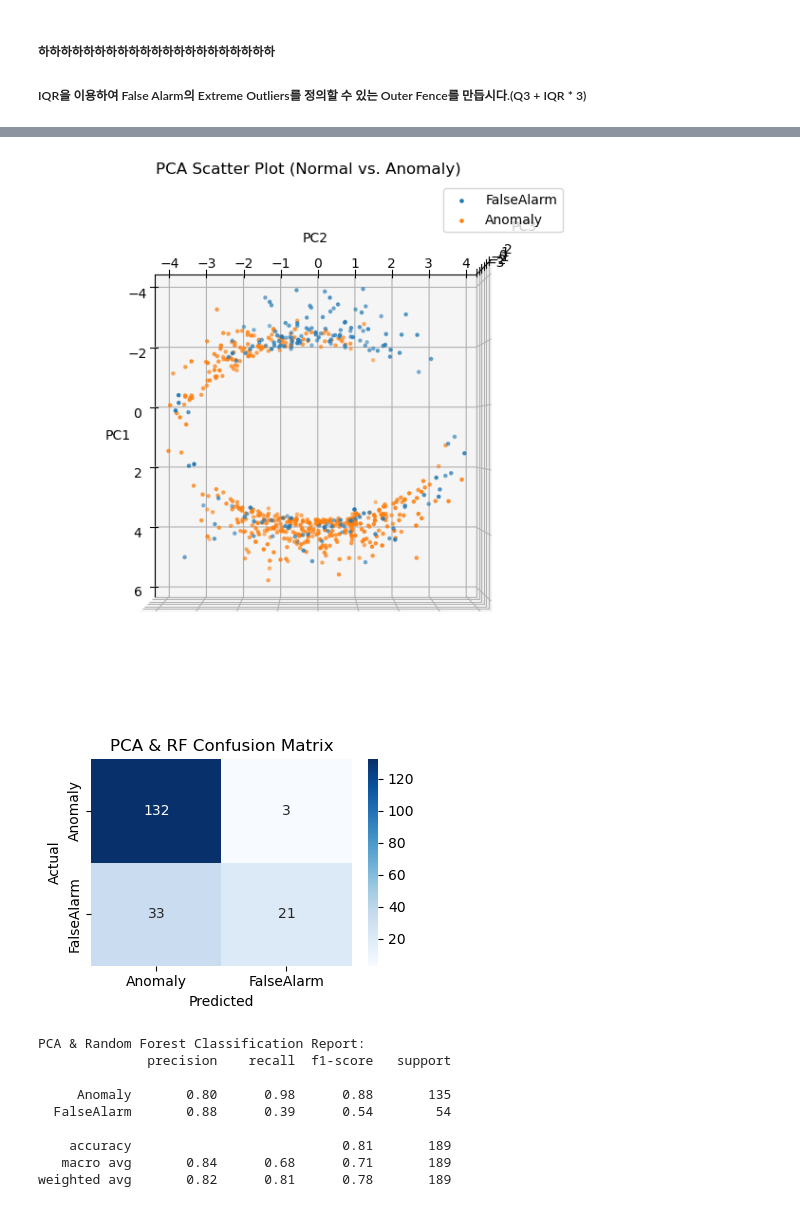
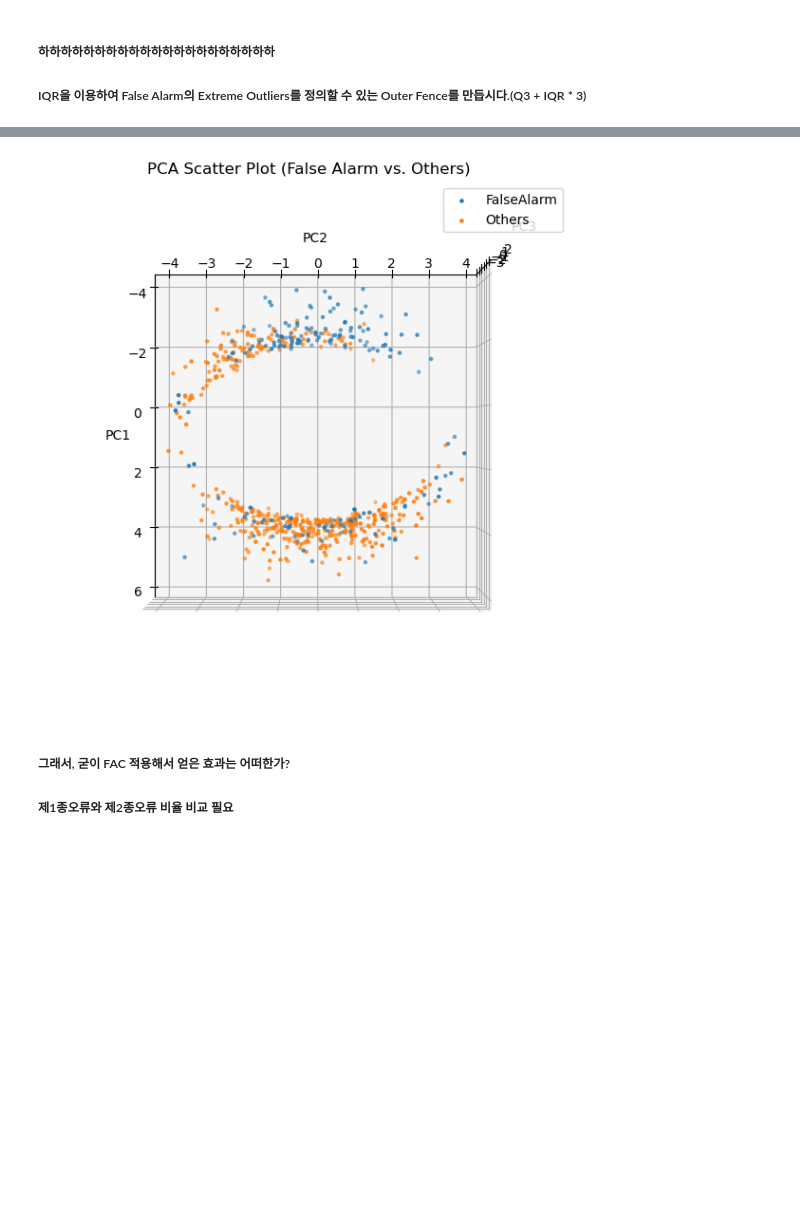
Before and after one commit to changyeon99/CapstoneDesign2, a Jupyter notebook: Oct_6th.ipynb, the cells around one changed output, grey strips where cells are left out. Cells and saved outputs as stored; diff of their text form; code cells hidden in the pictures; blank space fills up the shorter version.

```diff
--- a/Oct_6th.ipynb
+++ b/Oct_6th.ipynb
@@ -221,0 +224,16 @@ dtype: float64
+# %%
+# 극단 이상치 제거 안 함
+plt.figure(figsize=(12, 8))  # 그림 크기 설정
+
+# 각 열에 대해 이상치 제거한 박스 플롯 그리기
+for i, col in enumerate(list_independent_variables, 1):
+    plt.subplot(2, 3, i)  # 2x3 그리드에서 i번째 위치에 서브플롯 생성
+
+    sns.violinplot(x='Confusion Matrix', y=col, data=tb_data)
+    plt.title(f'{col} by Type')  # 서브플롯 제목 설정
+    plt.xlabel('Type')  # x축 레이블 설정
+    plt.ylabel(col)  # y축 레이블 설정
+    plt.xticks(rotation=45)  # x축 레이블 회전
+
+plt.tight_layout()  # 레이아웃 조정
+plt.show()
@@ -394,7 +328,7 @@ print(f'control limit: {control_limit}')
 type_not_normal['Mahalanobis Distance'] = type_not_normal.apply(mahalanobis_distance, axis = 1)
 
 type_normal.loc[type_normal['Mahalanobis Distance'] >= control_limit, 'Confusion Matrix'] = 'FalseAlarm' # 'Normal' = TrueNegative
-type_not_normal.loc[type_not_normal['Mahalanobis Distance'] <= control_limit, 'Confusion Matrix'] = 'Type2Error' # 'Anomaly' = TruePositive
+type_not_normal.loc[type_not_normal['Mahalanobis Distance'] < control_limit, 'Confusion Matrix'] = 'Type2Error' # 'Anomaly' = TruePositive
 
 tb_data = pd.concat([type_normal, type_not_normal], axis = 0)
 
@@ -491,5 +424,5 @@ dtype: float64
 # %%
-AEandAnomaly = tb_data[(tb_data['Confusion Matrix'] == 'FalseAlarm') | (tb_data['Confusion Matrix'] == 'Anomaly')]
+AEandAnomaly = tb_data[(tb_data['Confusion Matrix'] == 'FalseAlarm') | (tb_data['Confusion Matrix'] == 'Others')]
 AEandAnomaly = AEandAnomaly.reset_index(drop = True) # False는 기존 인덱스를 새로운 열로 추가
 AEandAnomaly
 # %% [output]
@@ -679,56 +612,51 @@ for t in pca_fata['Confusion Matrix'].unique().tolist():
     ax.scatter(pc1[mask], pc2[mask], pc3[mask], label = t, marker = '.')
 
 ax.set_xlabel('PC1')
 ax.set_ylabel('PC2')
 ax.set_zlabel('PC3')
 
 azimuth_angle = 0
 elevation_angle = 90
 ax.view_init(elev=elevation_angle, azim=azimuth_angle)
 
 plt.legend()
-plt.title('PCA Scatter Plot (Normal vs. Anomaly)')
+plt.title('PCA Scatter Plot (False Alarm vs. Others)')
 plt.tight_layout()
 plt.show()
 
 X = pca_fata[list_pca_ta_cols]
 y = pca_fata['Confusion Matrix']
 
 X_train, X_test, y_train, y_test = train_test_split(X, y, test_size=0.3, stratify=y, random_state=42)
 
 # Random Forest
 clf_rf = RandomForestClassifier(random_state=42, max_depth=7)
 clf_rf.fit(X_train, y_train)
 y_pred_rf = clf_rf.predict(X_test)
 
-class_labels = ['Anomaly', 'FalseAlarm']
+# Type Ⅰ Error와 Type Ⅱ Error의 비율을 시각화하여 모델을 선택하자.
 
-cm_rf = confusion_matrix(y_test, y_pred_rf)
+# class_labels = ['Others', 'FalseAlarm']
 
-plt.figure(figsize=(4, 3))
+# cm_rf = confusion_matrix(y_test, y_pred_rf)
 
-sns.heatmap(cm_rf, annot=True, fmt="d", cmap="Blues", xticklabels=class_labels, yticklabels=class_labels)
-plt.xlabel('Predicted')
-plt.ylabel('Actual')
-plt.title('PCA & RF Confusion Matrix')
+# plt.figure(figsize=(4, 3))
 
-plt.tight_layout()
-plt.show()
+# sns.heatmap(cm_rf, annot=True, fmt="d", cmap="Blues", xticklabels=class_labels, yticklabels=class_labels)
+# plt.xlabel('Predicted')
+# plt.ylabel('Actual')
+# plt.title('PCA & RF Confusion Matrix')
 
-print("PCA & Random Forest Classification Report:")
-print(classification_report(y_test, y_pred_rf, target_names=class_labels))
+# plt.tight_layout()
+# plt.show()
+
+# print("PCA & Random Forest Classification Report:")
+# print(classification_report(y_test, y_pred_rf, target_names=class_labels))
 # %% [output]
-[figure, old version]
+[figure, new version]
-[figure, removed]
-PCA & Random Forest Classification Report:
-              precision    recall  f1-score   support
-
-     Anomaly       0.80      0.98      0.88       135
-  FalseAlarm       0.88      0.39      0.54        54
-
-    accuracy                           0.81       189
-   macro avg       0.84      0.68      0.71       189
-weighted avg       0.82      0.81      0.78       189
+# %% [markdown]
+##### 그래서, 굳이 FAC 적용해서 얻은 효과는 어떠한가?
+##### 제1종오류와 제2종오류 비율 비교 필요
 # %%
 X = fac_target[list_independent_variables]
 y = fac_target['Confusion Matrix']
```
Also changed, not shown: parts of 26 cells of this notebook.
